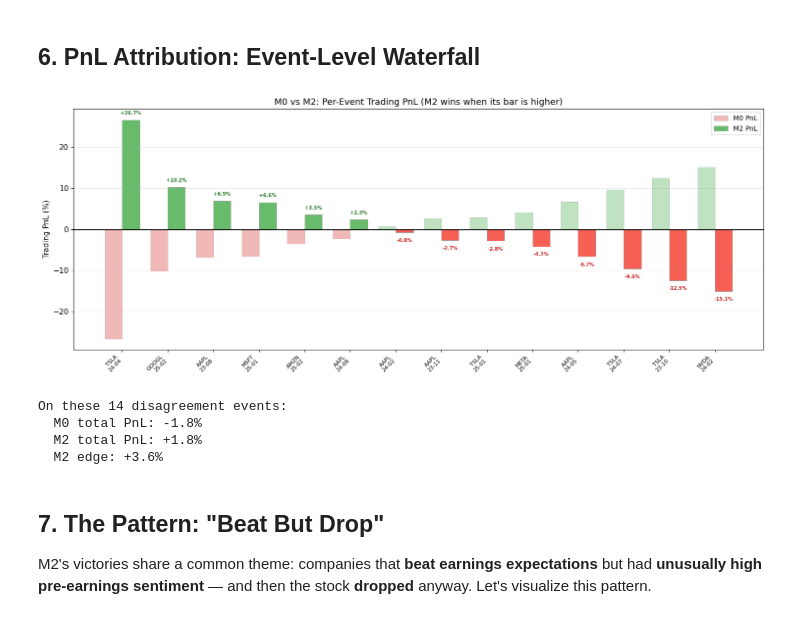
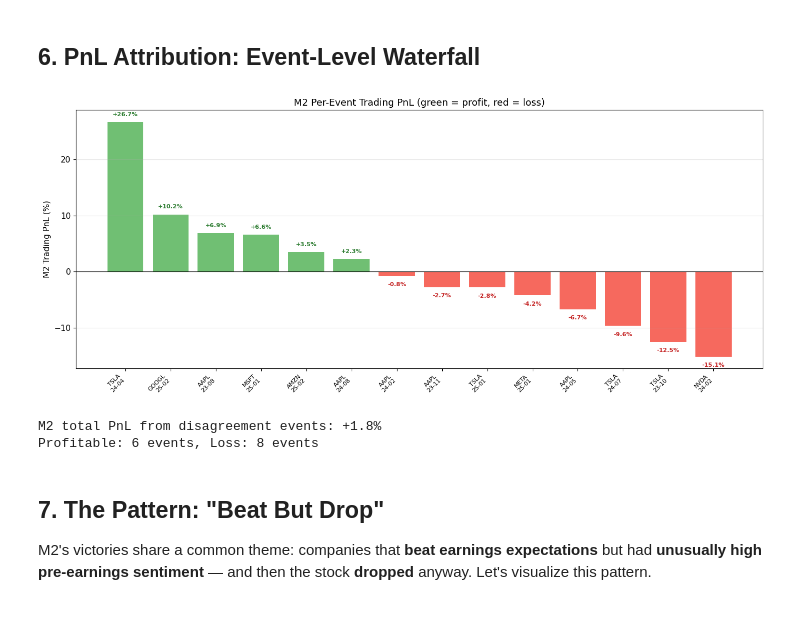
Before and after one commit to Rebas9512/hackathon2026, a Jupyter notebook: notebooks/03_executed.ipynb, the cells around one changed output. Saved outputs shown, nothing was run; the diff lists cells and outputs as text; code cells hidden in the pictures.

Commit message:
Revert PnL chart to single-bar M2 actual PnL version
Simpler and more readable than the grouped bar chart.

Co-Authored-By: Claude Opus 4.6 (1M context) <noreply@anthropic.com>

```diff
--- a/notebooks/03_executed.ipynb
+++ b/notebooks/03_executed.ipynb
@@ -301,58 +301,41 @@ ticker earnings_date  surprise_pct  ret_5d_pct  target  m0_pred  m2_pred  sent_m
 # %%
 # Sort by M2 actual PnL (biggest profit first)
 rdf_sorted = rdf[rdf['m2_edge'] != 0].copy()
 rdf_sorted['m2_pnl_pct'] = rdf_sorted['m2_pnl'] * 100
-rdf_sorted['m0_pnl_pct'] = rdf_sorted['m0_pnl'] * 100
 rdf_sorted = rdf_sorted.sort_values('m2_pnl_pct', ascending=False)
 
-fig, ax = plt.subplots(figsize=(15, 6))
-x = np.arange(len(rdf_sorted))
-width = 0.38
+fig, ax = plt.subplots(figsize=(14, 6))
+colors = ['#4CAF50' if p > 0 else '#F44336' for p in rdf_sorted['m2_pnl_pct']]
+labels = [f"{r['ticker']}\n{r['earnings_date'].strftime('%y-%m')}" for _, r in rdf_sorted.iterrows()]
 
-# M0 bars (behind, lighter)
-m0_colors = ['#81C784' if p > 0 else '#E57373' for p in rdf_sorted['m0_pnl_pct']]
-bars_m0 = ax.bar(x - width/2, rdf_sorted['m0_pnl_pct'], width,
-                 color=m0_colors, alpha=0.5, edgecolor='gray', linewidth=0.5, label='M0 PnL')
-
-# M2 bars (front, saturated)
-m2_colors = ['#4CAF50' if p > 0 else '#F44336' for p in rdf_sorted['m2_pnl_pct']]
-bars_m2 = ax.bar(x + width/2, rdf_sorted['m2_pnl_pct'], width,
-                 color=m2_colors, alpha=0.85, edgecolor='gray', linewidth=0.5, label='M2 PnL')
-
-labels = [f"{r['ticker']}\n{r['earnings_date'].strftime('%y-%m')}" for _, r in rdf_sorted.iterrows()]
-ax.set_xticks(x)
+bars = ax.bar(range(len(rdf_sorted)), rdf_sorted['m2_pnl_pct'], color=colors, alpha=0.8)
+ax.set_xticks(range(len(rdf_sorted)))
 ax.set_xticklabels(labels, fontsize=8, rotation=45, ha='right')
 ax.axhline(y=0, color='black', linewidth=0.8)
-ax.set_ylabel('Trading PnL (%)')
-ax.set_title('M0 vs M2: Per-Event Trading PnL (M2 wins when its bar is higher)', fontsize=13)
-ax.legend(loc='upper right', fontsize=10)
+ax.set_ylabel('M2 Trading PnL (%)')
+ax.set_title('M2 Per-Event Trading PnL (green = profit, red = loss)', fontsize=13)
 ax.grid(axis='y', alpha=0.3)
 
-# Annotate M2 bars with PnL value
+# Annotate EVERY bar with M2's actual PnL
 for i, (_, r) in enumerate(rdf_sorted.iterrows()):
     pnl = r['m2_pnl_pct']
     offset_y = 8 if pnl >= 0 else -14
-    ax.annotate(f"{pnl:+.1f}%", (i + width/2, pnl),
+    ax.annotate(f"{pnl:+.1f}%", (i, pnl),
                 textcoords='offset points', xytext=(0, offset_y),
-                ha='center', fontsize=7, fontweight='bold',
+                ha='center', fontsize=8, fontweight='bold',
                 color='#2E7D32' if pnl >= 0 else '#C62828')
 
 plt.tight_layout()
 plt.savefig('../outputs/m2_pnl_attribution.png', dpi=150, bbox_inches='tight')
 plt.show()
 
 total_m2 = rdf_sorted['m2_pnl_pct'].sum()
-total_m0 = rdf_sorted['m0_pnl_pct'].sum()
-print(f'On these {len(rdf_sorted)} disagreement events:')
-print(f'  M0 total PnL: {total_m0:+.1f}%')
-print(f'  M2 total PnL: {total_m2:+.1f}%')
-print(f'  M2 edge: {total_m2 - total_m0:+.1f}%')
+print(f'M2 total PnL from disagreement events: {total_m2:+.1f}%')
+print(f'Profitable: {(rdf_sorted["m2_pnl_pct"]>0).sum()} events, Loss: {(rdf_sorted["m2_pnl_pct"]<0).sum()} events')
 # %% [output]
-[figure, old version]
+[figure, new version]
-On these 14 disagreement events:
-  M0 total PnL: -1.8%
-  M2 total PnL: +1.8%
-  M2 edge: +3.6%
+M2 total PnL from disagreement events: +1.8%
+Profitable: 6 events, Loss: 8 events
 # %% [markdown]
 ## 7. The Pattern: "Beat But Drop"
 
```
Also changed, not shown: 2 other files.
